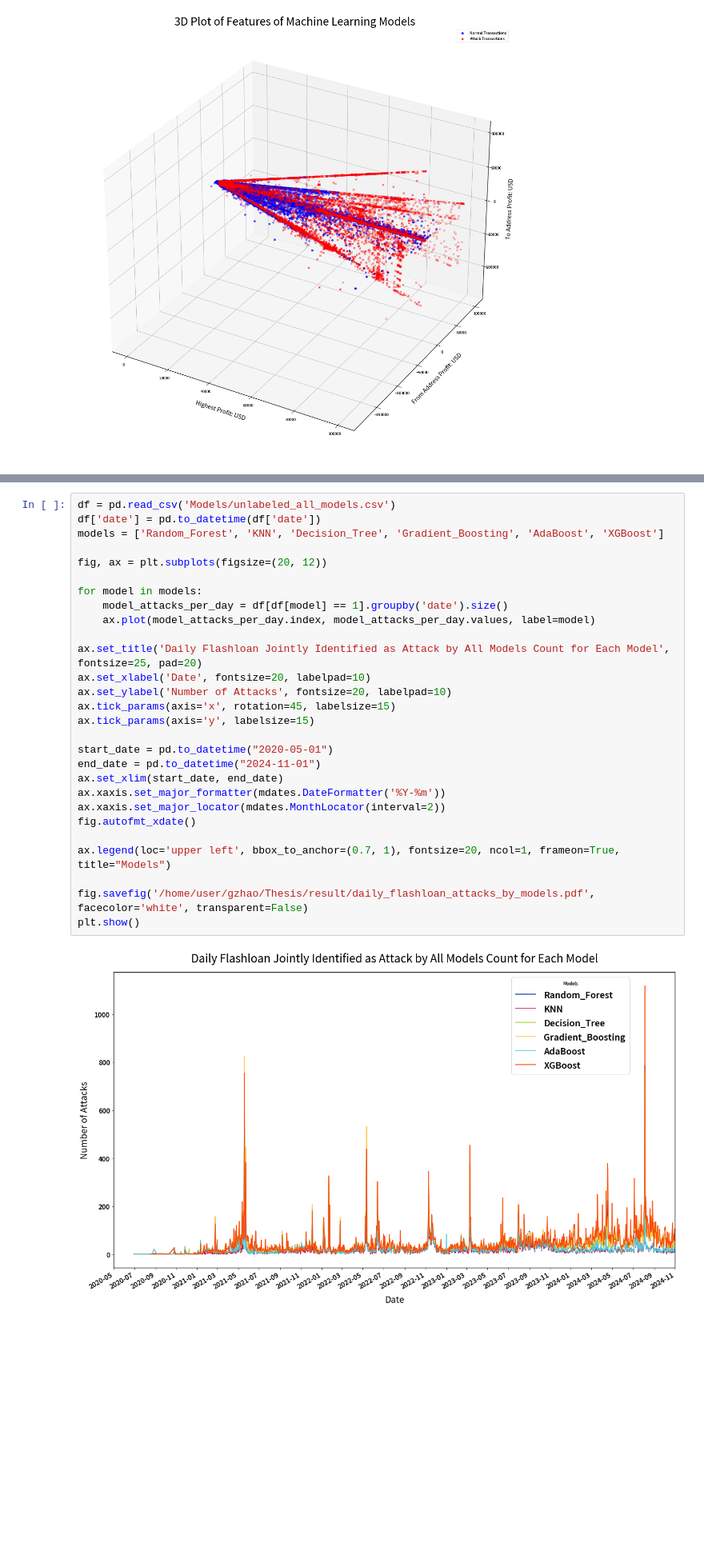
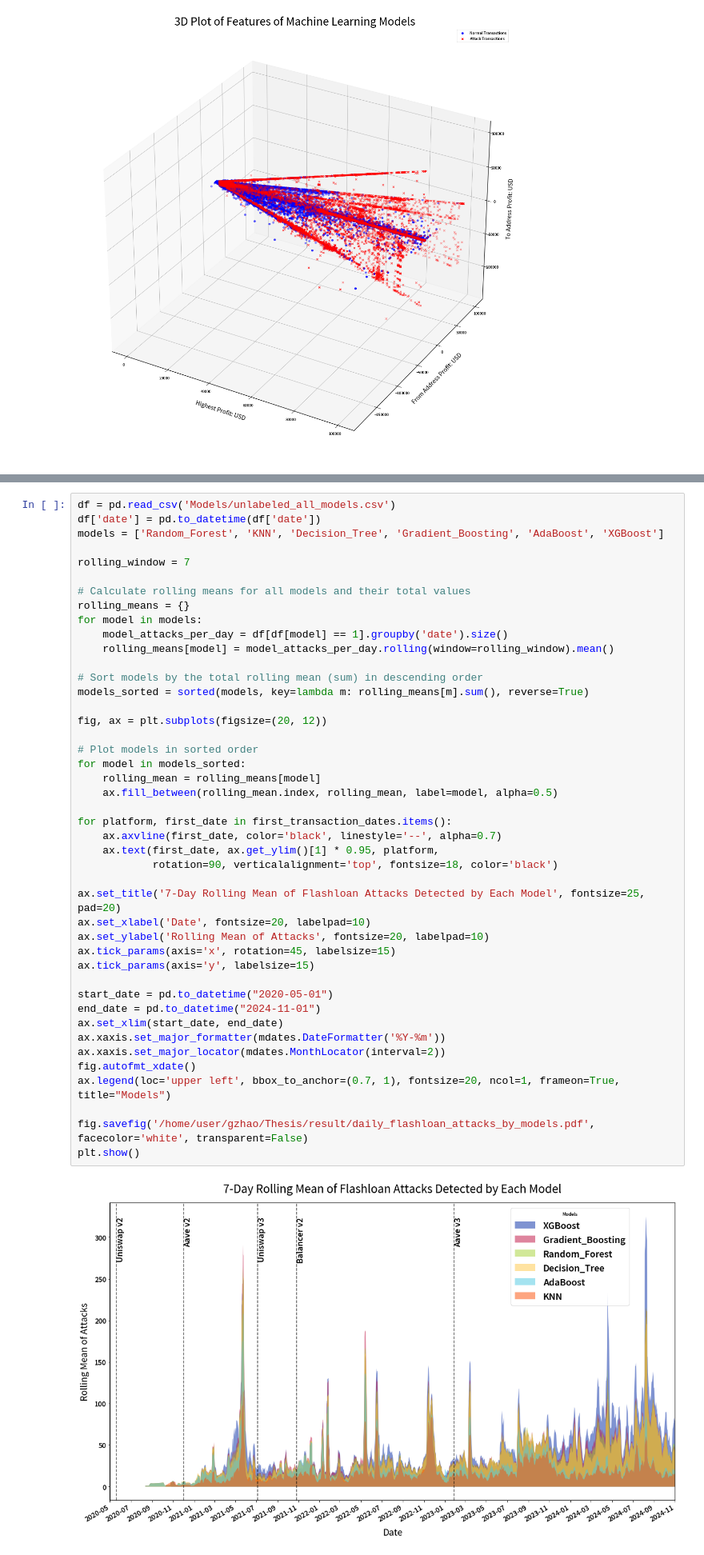
Before and after one commit to Guanda24/flashloan_attack_detection, a Jupyter notebook: Plot.ipynb, the cells around one changed output, grey strips where cells are left out. Shown at 80% size. Cells and saved outputs as stored; diff of their text form; blank space fills up the shorter version.

Commit message:
Update 3 files
- /result/daily_flashloan_attacks_by_models.pdf
- /result/daily_flashloan_attacks_by_platforms.pdf
- /Plot.ipynb

```diff
--- a/Plot.ipynb
+++ b/Plot.ipynb
@@ -739,30 +757,46 @@ Balancer v2:
 # %%
 df = pd.read_csv('Models/unlabeled_all_models.csv')
 df['date'] = pd.to_datetime(df['date'])
 models = ['Random_Forest', 'KNN', 'Decision_Tree', 'Gradient_Boosting', 'AdaBoost', 'XGBoost']
 
+rolling_window = 7
+
+# Calculate rolling means for all models and their total values
+rolling_means = {}
+for model in models:
+    model_attacks_per_day = df[df[model] == 1].groupby('date').size()
+    rolling_means[model] = model_attacks_per_day.rolling(window=rolling_window).mean()
+
+# Sort models by the total rolling mean (sum) in descending order
+models_sorted = sorted(models, key=lambda m: rolling_means[m].sum(), reverse=True)
+
 fig, ax = plt.subplots(figsize=(20, 12))
 
-for model in models:
-    model_attacks_per_day = df[df[model] == 1].groupby('date').size()
-    ax.plot(model_attacks_per_day.index, model_attacks_per_day.values, label=model)
+# Plot models in sorted order
+for model in models_sorted:
+    rolling_mean = rolling_means[model]
+    ax.fill_between(rolling_mean.index, rolling_mean, label=model, alpha=0.5)
 
-ax.set_title('Daily Flashloan Jointly Identified as Attack by All Models Count for Each Model', fontsize=25, pad=20)
+for platform, first_date in first_transaction_dates.items():
+    ax.axvline(first_date, color='black', linestyle='--', alpha=0.7)
+    ax.text(first_date, ax.get_ylim()[1] * 0.95, platform,
+            rotation=90, verticalalignment='top', fontsize=18, color='black')
+
+ax.set_title('7-Day Rolling Mean of Flashloan Attacks Detected by Each Model', fontsize=25, pad=20)
 ax.set_xlabel('Date', fontsize=20, labelpad=10)
-ax.set_ylabel('Number of Attacks', fontsize=20, labelpad=10)
+ax.set_ylabel('Rolling Mean of Attacks', fontsize=20, labelpad=10)
 ax.tick_params(axis='x', rotation=45, labelsize=15)
 ax.tick_params(axis='y', labelsize=15)
 
 start_date = pd.to_datetime("2020-05-01")
 end_date = pd.to_datetime("2024-11-01")
 ax.set_xlim(start_date, end_date)
 ax.xaxis.set_major_formatter(mdates.DateFormatter('%Y-%m'))
 ax.xaxis.set_major_locator(mdates.MonthLocator(interval=2))
 fig.autofmt_xdate()
-
 ax.legend(loc='upper left', bbox_to_anchor=(0.7, 1), fontsize=20, ncol=1, frameon=True, title="Models")
 
 fig.savefig('/home/user/gzhao/Thesis/result/daily_flashloan_attacks_by_models.pdf', facecolor='white', transparent=False)
 plt.show()
 # %% [output]
-[figure, old version]
+[figure, new version]
```
Also changed, not shown: parts of 2 cells of this notebook, 2 other files.
